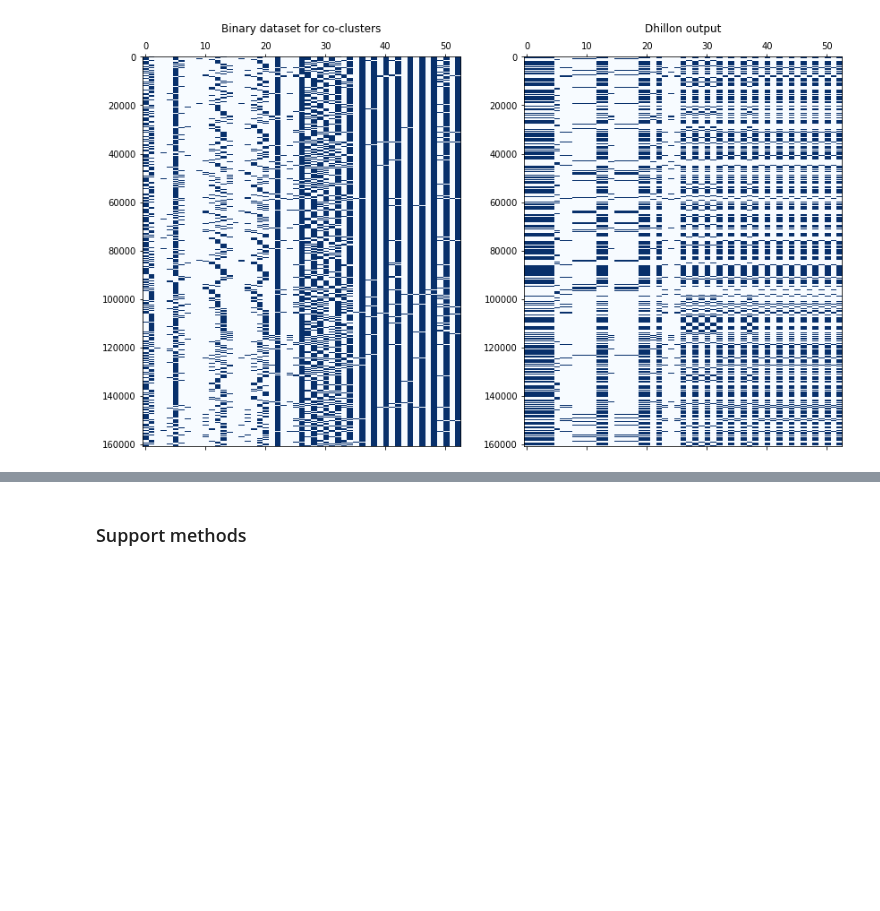
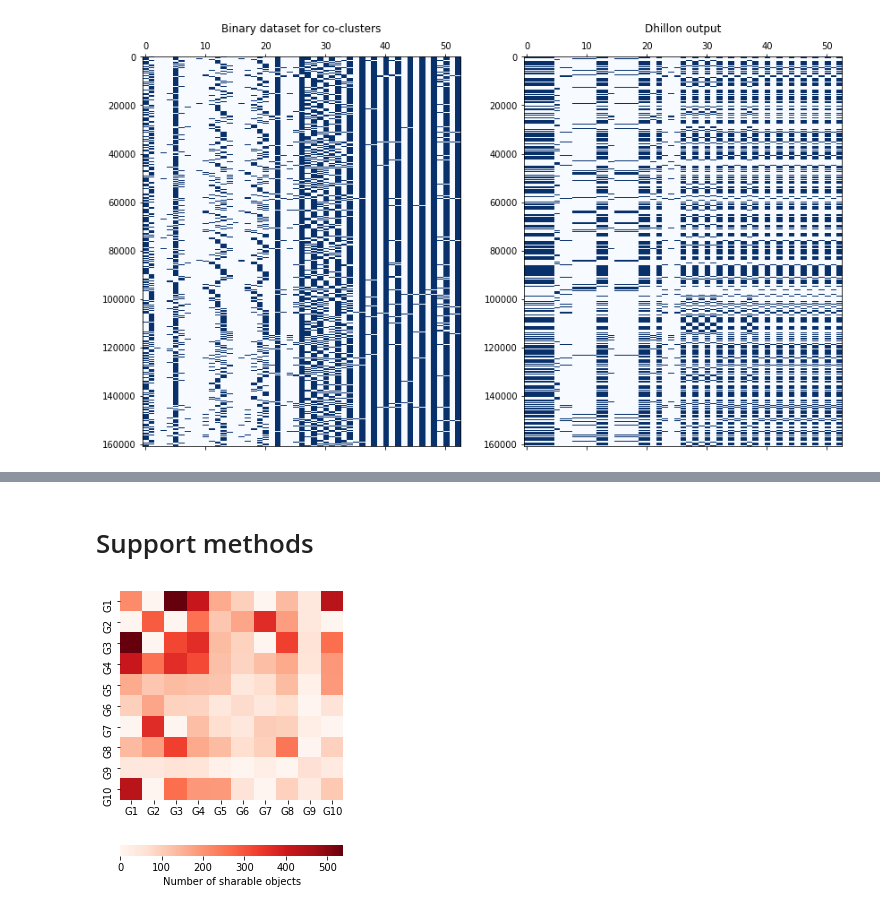
Before and after one commit to ricardogiuliani/lab_covid, a Jupyter notebook: dadosRS_binary_matrix_dictionary.ipynb, the cells around one changed output, grey strips where cells are left out. Drawn from its saved outputs; the diff is of its cells as text; code cells hidden in the pictures; blank space fills up the shorter version.

```diff
--- a/dadosRS_binary_matrix_dictionary.ipynb
+++ b/dadosRS_binary_matrix_dictionary.ipynb
@@ -106,0 +488,6 @@ Text(0.5, 1.05, 'Dhillon output')
+# %%
+file = "C:/Users/yurin/Documents/my_github/doutorado/pesquisa/datasets/covid19/OCoClusResult_CV19_c2.txt"
+df_fimi = pd.read_csv(file, header=None, names=["transation"])
+columnClusters,rowClusters = processDocument(df_fimi)
+del df_fimi
+check_result(columnClusters,rowClusters,municipio_regiao_covid)
@@ -107,3 +512,3 @@ Text(0.5, 1.05, 'Dhillon output')
 # %% [markdown]
-### Support methods
+# Support methods
 # %%
@@ -189,0 +634,4 @@ def processDocument(file):
+# %%
+heatmap_vis(columnClusters,rowClusters)
+# %% [output]
+[figure, added]
```
Also changed, not shown: parts of 51 cells of this notebook, 25 other files.
